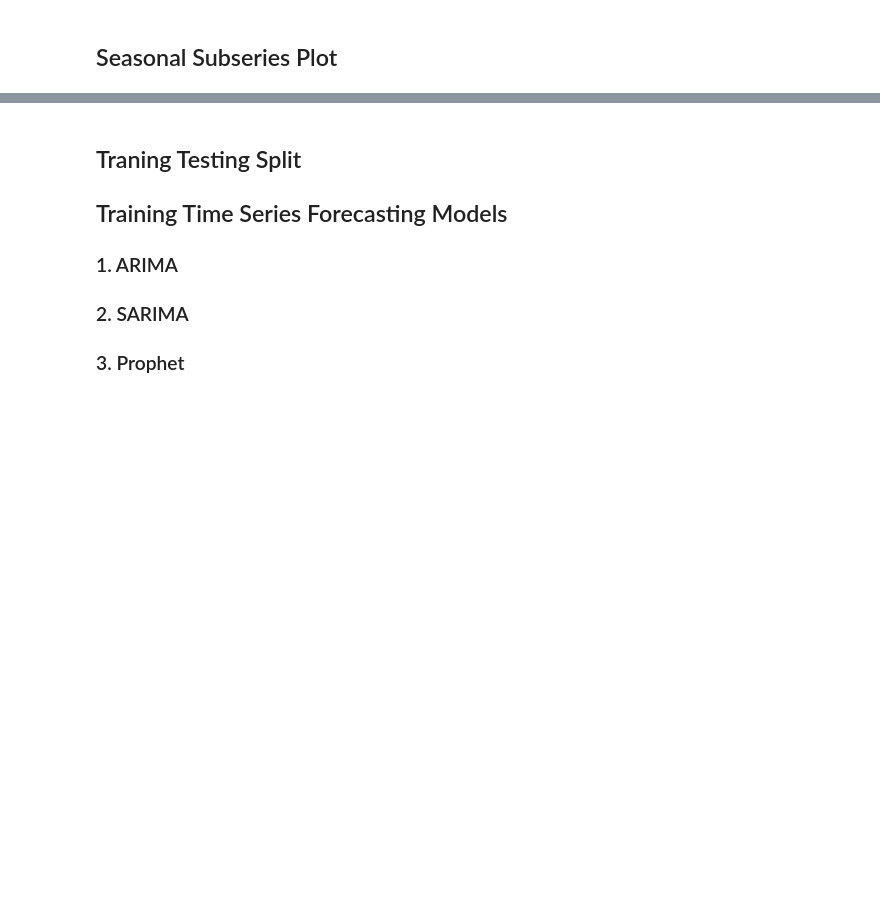
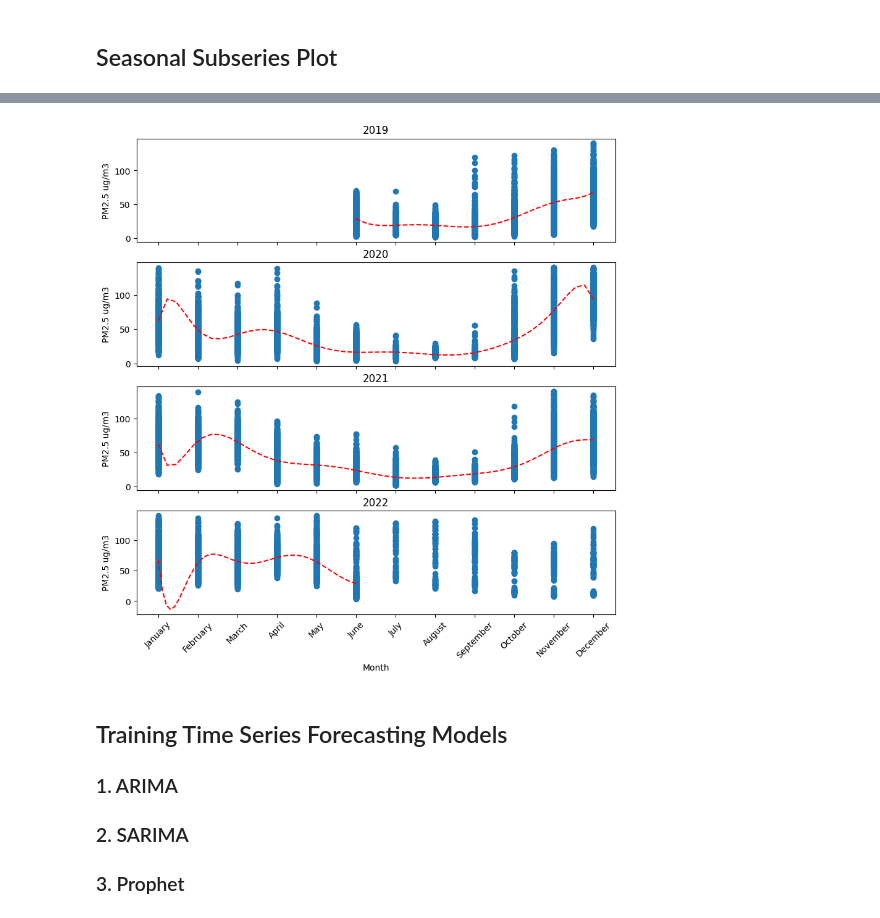
Before and after one commit to sid56rajawat/AQI-Monitoring-and-Prediction, a Jupyter notebook: EDA.ipynb, the cells around one changed output, grey strips where cells are left out. Saved outputs shown, nothing was run; the diff lists cells and outputs as text; code cells hidden in the pictures; blank space fills up the shorter version.

```diff
--- a/EDA.ipynb
+++ b/EDA.ipynb
@@ -192,5 +201,25 @@ plt.show()
+# %%
+fig, axes = plt.subplots(nrows=4, figsize=(10, 10), sharex=True)
+years = ['2019','2020','2021','2022']
+
+
+for i in range(0,4):
+    df_year = df[df.index.year == 2019 + i]
+
+    polyline = np.linspace(start=df_year.index.month[0], stop=df_year.index.month[-1])
+    model = np.poly1d(np.polyfit(df_year.index.month, df_year[feature], 10))
+
+    axes[i].scatter(df_year.index.month, df_year[feature])
+    axes[i].set_title(f"{years[i]}")
+    axes[i].set_ylabel(f"{feature}")
+    axes[i].plot(polyline, model(polyline), '--', color='red')
+
+plt.xlabel('Month')
+plt.xticks(np.arange(1,13), months, rotation=45)
+plt.show()
+# %% [output]
+[figure, added]
 # %% [markdown]
-## Traning Testing Split
 ## Training Time Series Forecasting Models
 ### 1. ARIMA
 ### 2. SARIMA
```
Also changed, not shown: parts of 6 cells of this notebook.
